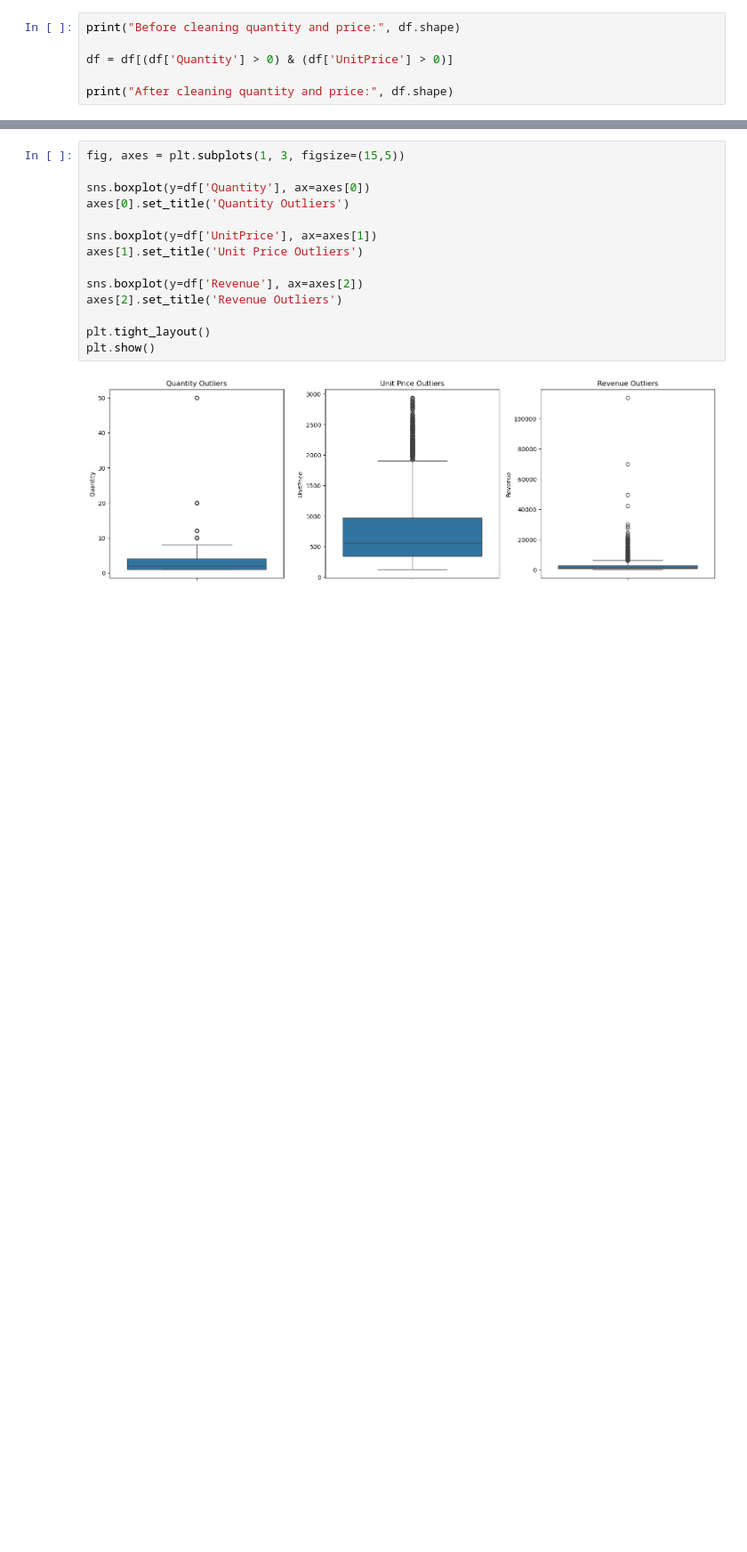
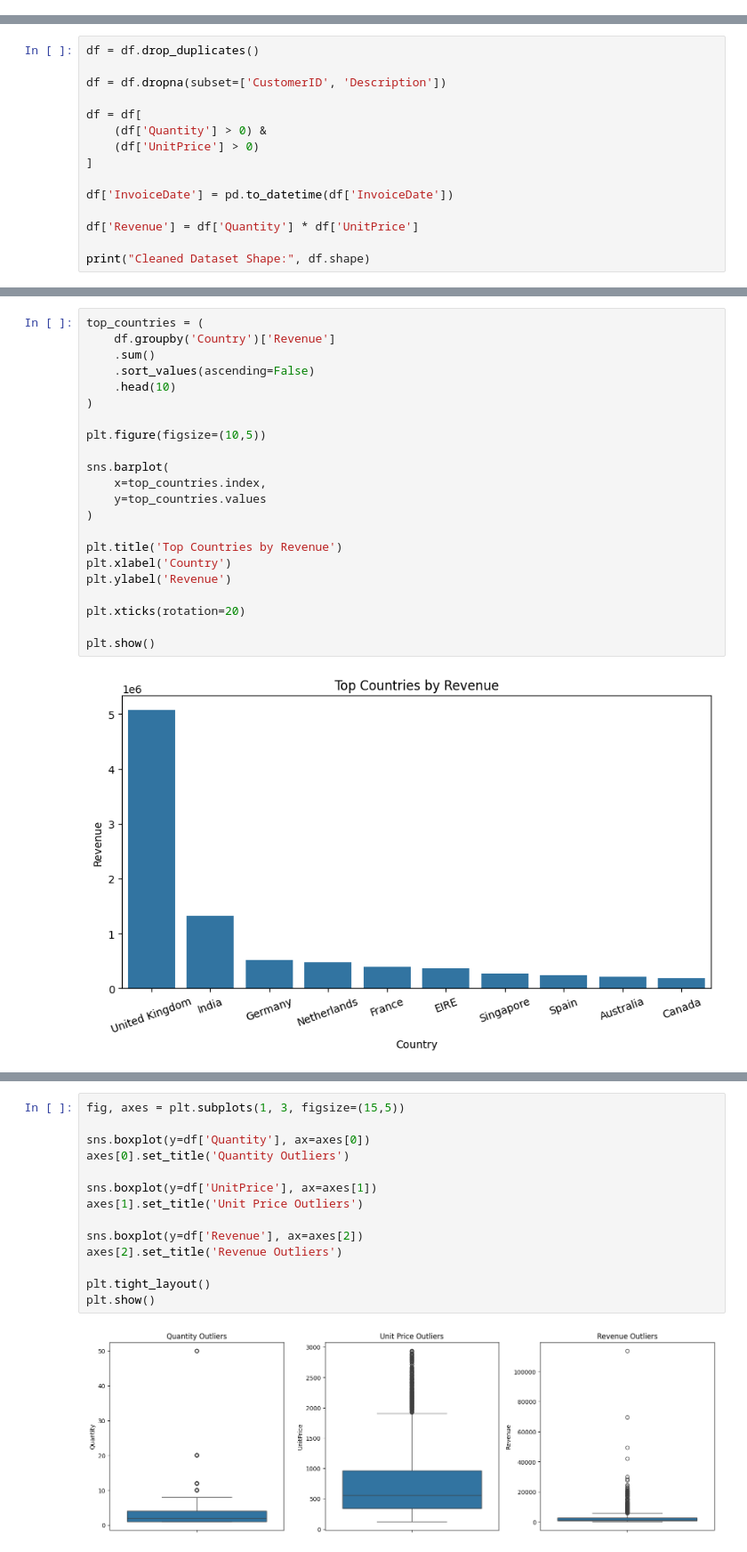
Before and after one commit to Sathvikaaaaaa/Ecommerce-customer-segmentation-rfm, a Jupyter notebook: notebook.ipynb, the cells around one changed output, grey strips where cells are left out. Shown at 89% size. Drawn from its saved outputs; the diff is of its cells as text; blank space fills up the shorter version.

```diff
--- a/notebook.ipynb
+++ b/notebook.ipynb
@@ -157,6 +44,0 @@ Zero or negative prices: 63
-# %%
-print("Before cleaning quantity and price:", df.shape)
-
-df = df[(df['Quantity'] > 0) & (df['UnitPrice'] > 0)]
-
-print("After cleaning quantity and price:", df.shape)
@@ -317,0 +127,15 @@ Some products are purchased frequently in high quantities, while others generate
+# %%
+df = df.drop_duplicates()
+
+df = df.dropna(subset=['CustomerID', 'Description'])
+
+df = df[
+    (df['Quantity'] > 0) &
+    (df['UnitPrice'] > 0)
+]
+
+df['InvoiceDate'] = pd.to_datetime(df['InvoiceDate'])
+
+df['Revenue'] = df['Quantity'] * df['UnitPrice']
+
+print("Cleaned Dataset Shape:", df.shape)
@@ -317,0 +252,24 @@ Some products are purchased frequently in high quantities, while others generate
+# %%
+top_countries = (
+    df.groupby('Country')['Revenue']
+    .sum()
+    .sort_values(ascending=False)
+    .head(10)
+)
+
+plt.figure(figsize=(10,5))
+
+sns.barplot(
+    x=top_countries.index,
+    y=top_countries.values
+)
+
+plt.title('Top Countries by Revenue')
+plt.xlabel('Country')
+plt.ylabel('Revenue')
+
+plt.xticks(rotation=20)
+
+plt.show()
+# %% [output]
+[figure, added]
```
Also changed, not shown: parts of 61 cells of this notebook, 1 other file.
